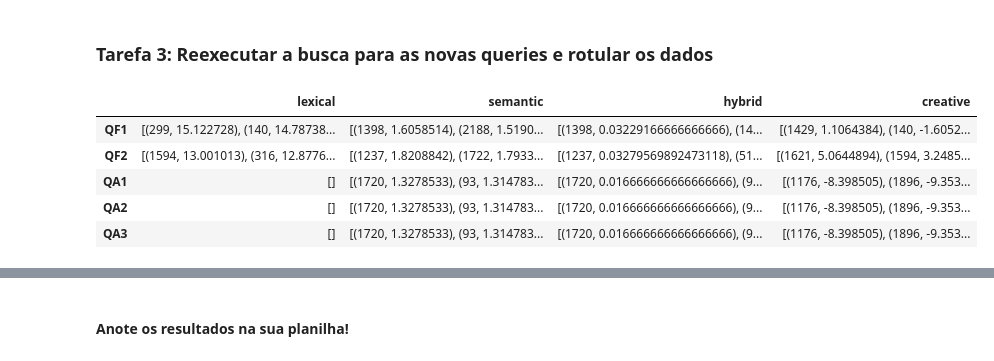
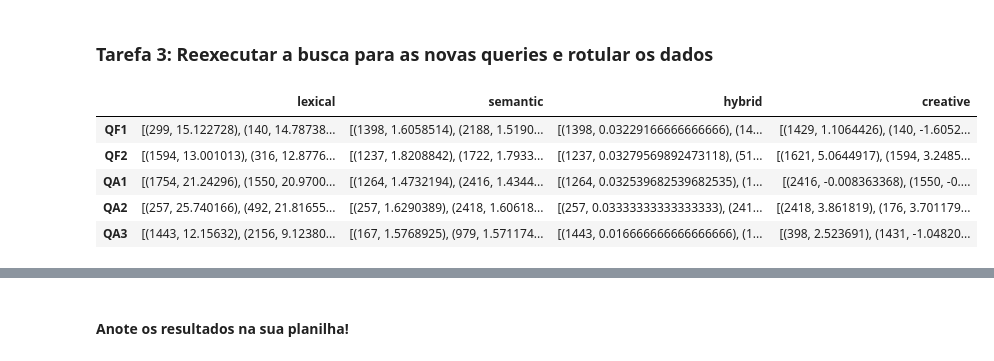
Before and after one commit to Vitoria-Maria0912/RecInfo_LabElasticSearch, a Jupyter notebook: lab.ipynb, the cells around one changed output, grey strips where cells are left out. Cells and saved outputs as stored; diff of their text form; code cells hidden in the pictures.

```diff
--- a/lab.ipynb
+++ b/lab.ipynb
@@ -651,28 +659,28 @@ generate_id_map(df, "data/id_map.csv")
 ### Tarefa 3: Reexecutar a busca para as novas queries e rotular os dados
 # %%
 # Preencha aqui com as queries adicionais do seu grupo
-QA1 = "XXXXXXXX"
-QA2 = 'XXXXXXXX'
-QA3 = "XXXXXXXX"
+QA1 = "Novo tratamento caseiro pode curar diabetes sem remédios"
+QA2 = "Não mandaram alimentos vencidos para o rio grande do sul?"
+QA3 = "Presidente vetou algum benefício social"
 
 queries = OrderedDict()
 queries["QF1"] = QF1
 queries["QF2"] = QF2
 queries["QA1"] = QA1
 queries["QA2"] = QA2
 queries["QA3"] = QA3
 
 
 all_search_results = run_all_searches(queries)
 search_results_df = pd.DataFrame(all_search_results)
 search_results_df
 # %% [output]
 |  | lexical | semantic | hybrid | creative |
-| QF1 | [(299, 15.122728), (140, 14.78738... | [(1398, 1.6058514), (2188, 1.5190... | [(1398, 0.03229166666666666), (14... | [(1429, 1.1064384), (140, -1.6052... |
-| QF2 | [(1594, 13.001013), (316, 12.8776... | [(1237, 1.8208842), (1722, 1.7933... | [(1237, 0.03279569892473118), (51... | [(1621, 5.0644894), (1594, 3.2485... |
-| QA1 | [] | [(1720, 1.3278533), (93, 1.314783... | [(1720, 0.016666666666666666), (9... | [(1176, -8.398505), (1896, -9.353... |
-| QA2 | [] | [(1720, 1.3278533), (93, 1.314783... | [(1720, 0.016666666666666666), (9... | [(1176, -8.398505), (1896, -9.353... |
-| QA3 | [] | [(1720, 1.3278533), (93, 1.314783... | [(1720, 0.016666666666666666), (9... | [(1176, -8.398505), (1896, -9.353... |
+| QF1 | [(299, 15.122728), (140, 14.78738... | [(1398, 1.6058514), (2188, 1.5190... | [(1398, 0.03229166666666666), (14... | [(1429, 1.1064426), (140, -1.6052... |
+| QF2 | [(1594, 13.001013), (316, 12.8776... | [(1237, 1.8208842), (1722, 1.7933... | [(1237, 0.03279569892473118), (51... | [(1621, 5.0644917), (1594, 3.2485... |
+| QA1 | [(1754, 21.24296), (1550, 20.9700... | [(1264, 1.4732194), (2416, 1.4344... | [(1264, 0.032539682539682535), (1... | [(2416, -0.008363368), (1550, -0.... |
+| QA2 | [(257, 25.740166), (492, 21.81655... | [(257, 1.6290389), (2418, 1.60618... | [(257, 0.03333333333333333), (241... | [(2418, 3.861819), (176, 3.701179... |
+| QA3 | [(1443, 12.15632), (2156, 9.12380... | [(167, 1.5768925), (979, 1.571174... | [(1443, 0.016666666666666666), (1... | [(398, 2.523691), (1431, -1.04820... |
 # %%
 exploded_df = generate_exploded_df(search_results_df)
 found_docs_text_df = generate_found_docs_text_df(exploded_df, all_docs_df=df)
```
Also changed, not shown: parts of 6 cells of this notebook, 1 other file.
